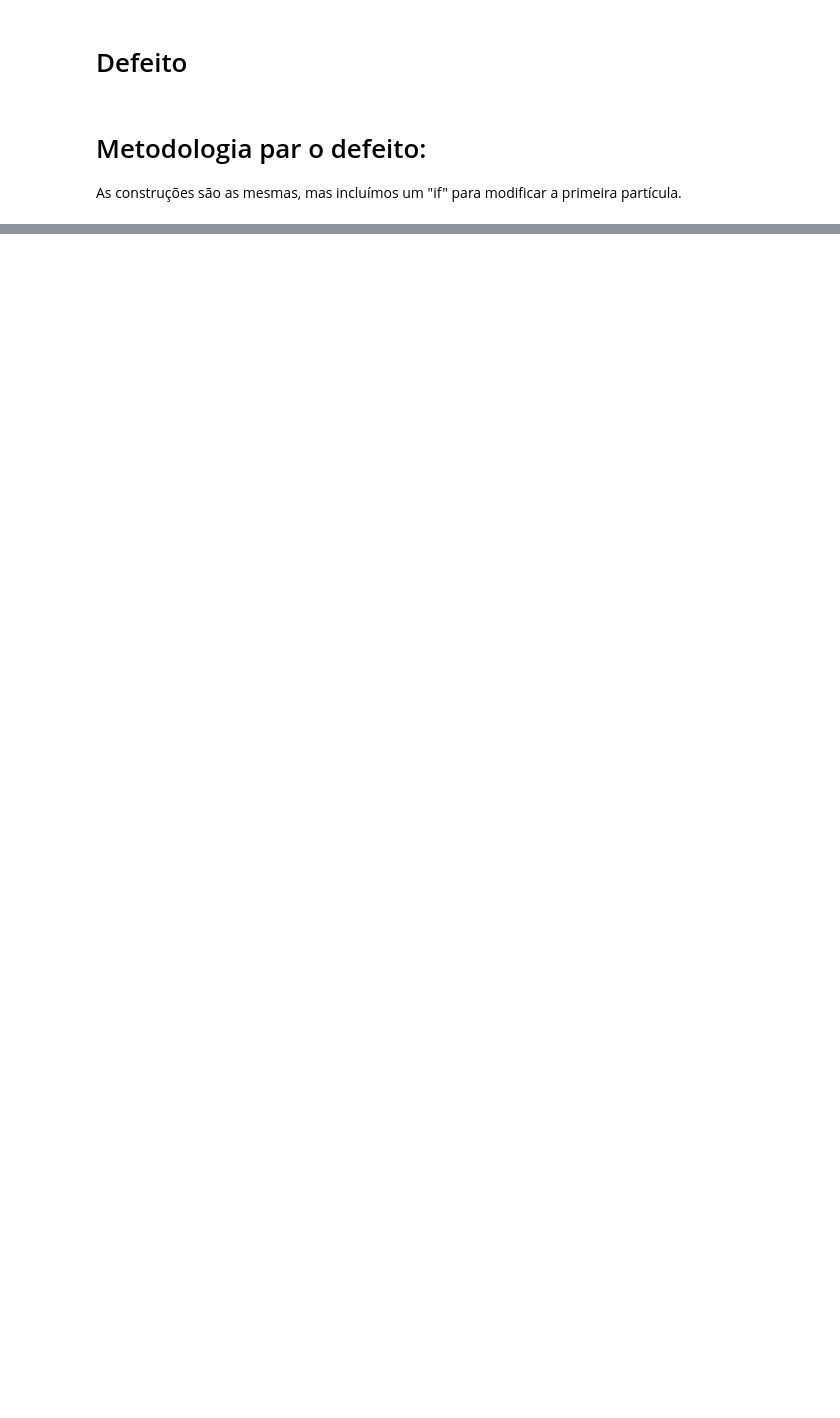
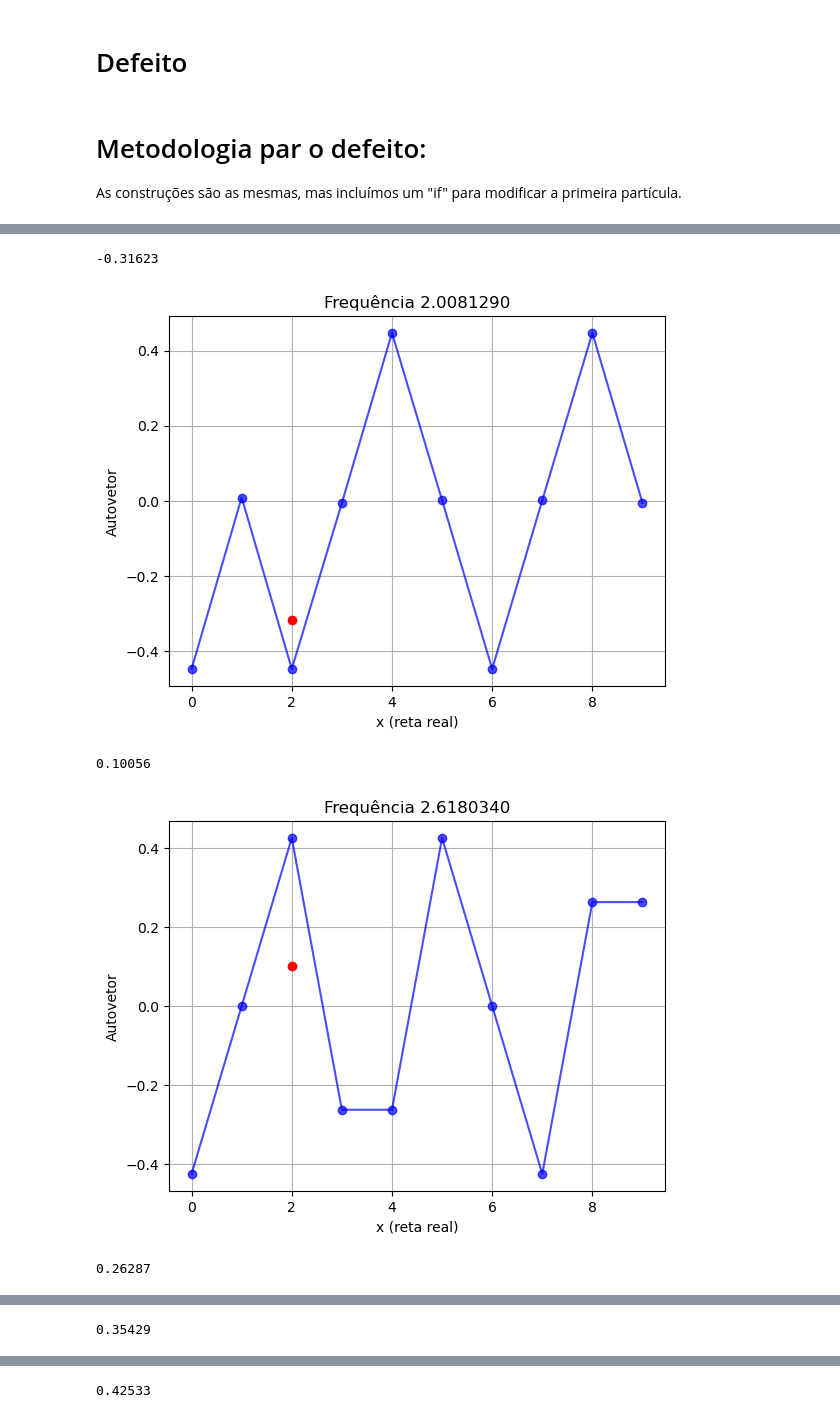
Before and after one commit to enzo-souza/Autovalores-e-Autovetores-de-um-sistema-massa-mola-circular, a Jupyter notebook: defeito.ipynb, the cells around one changed output, grey strips where cells are left out. Cells and saved outputs as stored; diff of their text form; code cells hidden in the pictures; blank space fills up the shorter version.

```diff
--- a/defeito.ipynb
+++ b/defeito.ipynb
@@ -161,0 +152,22 @@ O sistema sem defeito simula um ambiente em que as molas são livres, então se
+# %%
+# Plota o primeiro autovetor em função de uma reta real x
+x = np.arange(n)
+#print(autovetores[2,idx[i]])
+
+for i in range(5):
+    plt.plot(x, autovetores[:,idx[n+i-5]], marker='o', alpha=0.7, linestyle='-', color='blue')
+        # Destaca a segunda massa (x=2) em vermelho, se existir
+    if n >= 2:
+        plt.plot(2, autovetores[2,idx[i]], marker='o', color='red')
+        print(autovetores[2,idx[i]])
+    plt.xlabel('x (reta real)')
+    plt.ylabel('Autovetor')
+    plt.title(f'Frequência {autovalores[idx[n+i-5]]:.7f}')
+    plt.grid(True)
+    plt.show()
+# %% [output]
+-0.31623
+[figure, added]
+0.10056
+[figure, added]
+0.26287
@@ -161,0 +175 @@ O sistema sem defeito simula um ambiente em que as molas são livres, então se
+0.35429
@@ -161,0 +177 @@ O sistema sem defeito simula um ambiente em que as molas são livres, então se
+0.42533
```
Also changed, not shown: parts of 13 cells of this notebook.
